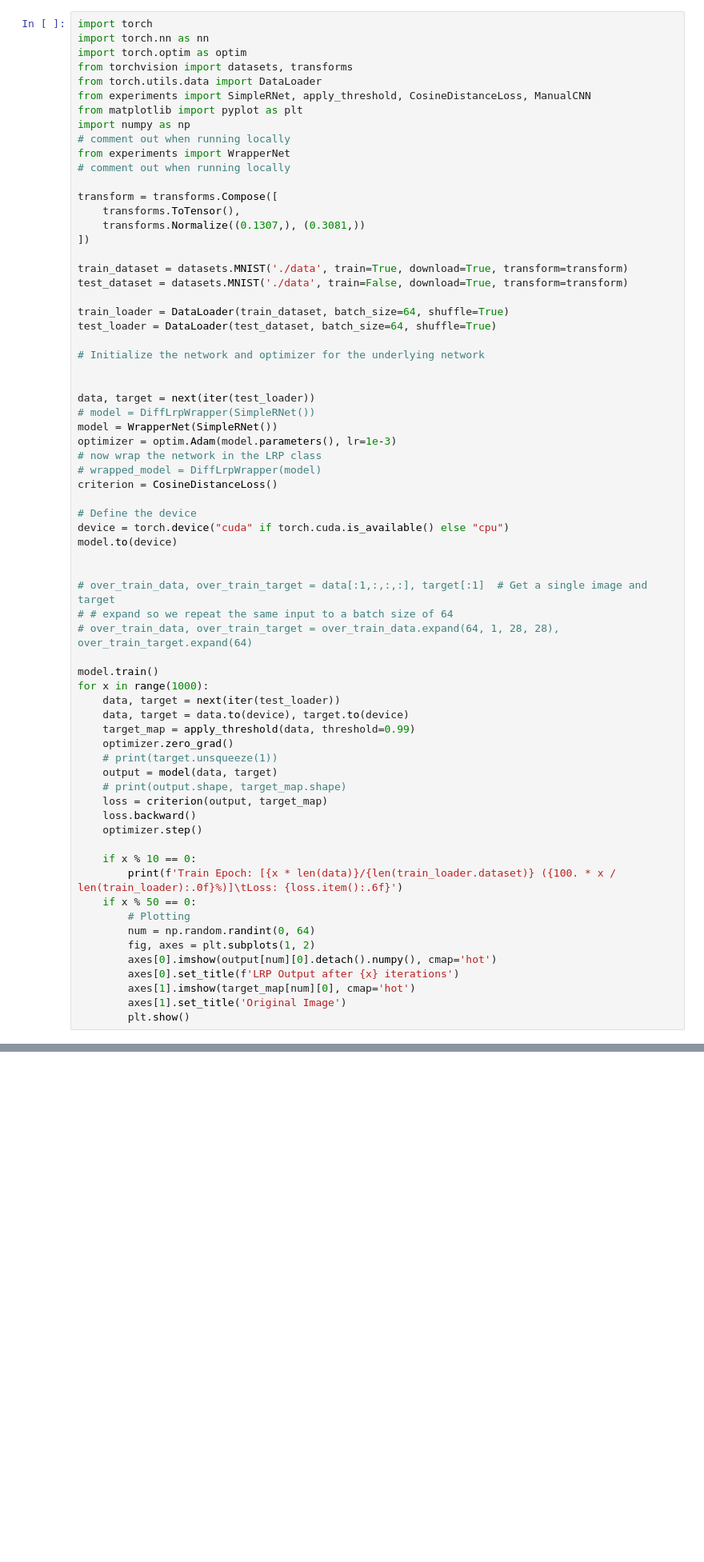
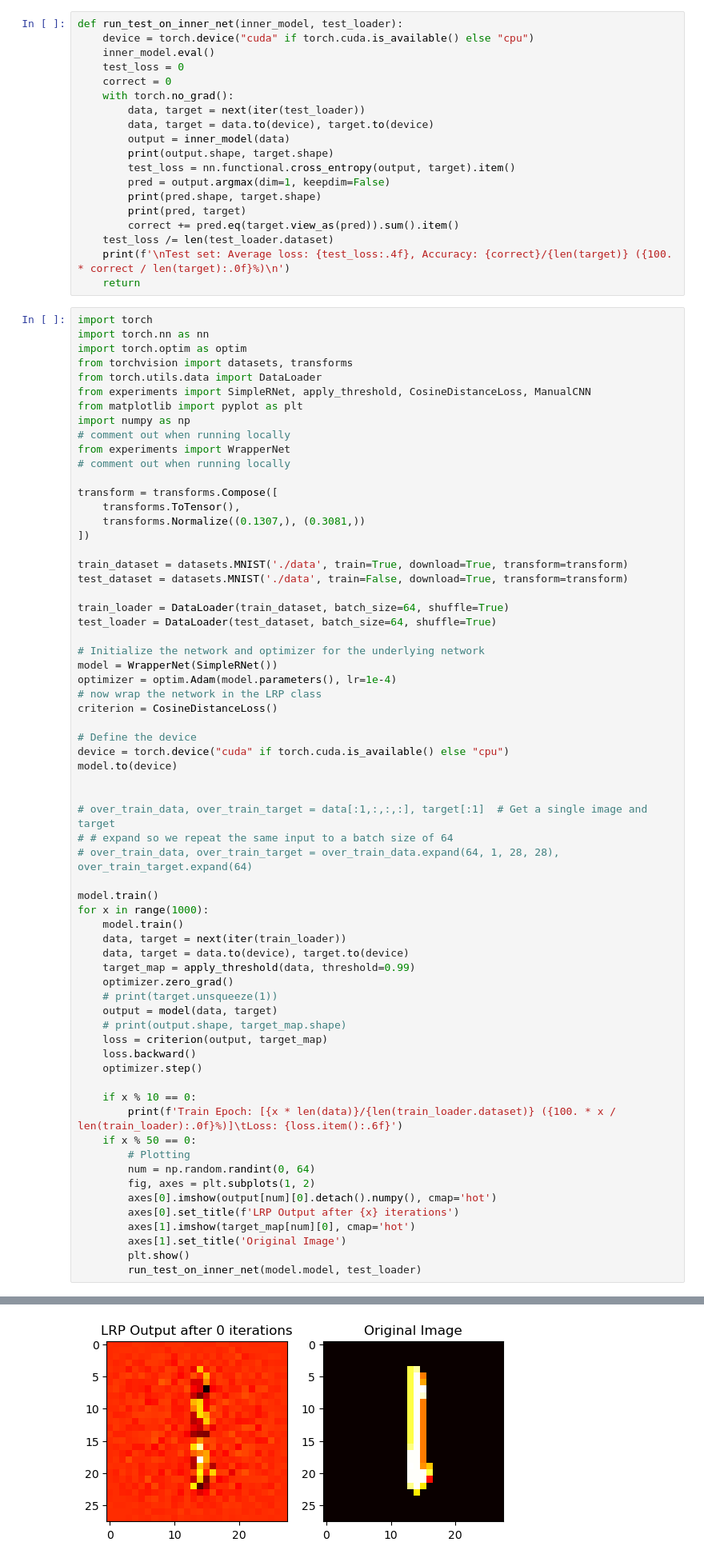
Before and after one commit to CharlesHiggins-stai/RL-LRP, a Jupyter notebook: testing_sandbox/visual_run_through.ipynb, the cells around one changed output, grey strips where cells are left out. Shown at 80% size. Saved outputs shown, nothing was run; the diff lists cells and outputs as text; blank space fills up the shorter version.

```diff
--- a/testing_sandbox/visual_run_through.ipynb
+++ b/testing_sandbox/visual_run_through.ipynb
@@ -43,3 +14,22 @@ class SimpleNet(nn.Module):
+# %%
+def run_test_on_inner_net(inner_model, test_loader):
+    device = torch.device("cuda" if torch.cuda.is_available() else "cpu")
+    inner_model.eval()
+    test_loss = 0
+    correct = 0
+    with torch.no_grad():
+        data, target = next(iter(test_loader))
+        data, target = data.to(device), target.to(device)
+        output = inner_model(data)
+        print(output.shape, target.shape)
+        test_loss = nn.functional.cross_entropy(output, target).item()
+        pred = output.argmax(dim=1, keepdim=False)
+        print(pred.shape, target.shape)
+        print(pred, target)
+        correct += pred.eq(target.view_as(pred)).sum().item()
+    test_loss /= len(test_loader.dataset)
+    print(f'\nTest set: Average loss: {test_loss:.4f}, Accuracy: {correct}/{len(target)} ({100. * correct / len(target):.0f}%)\n')
+    return
 # %%
 import torch
 import torch.nn as nn
@@ -65,14 +55,9 @@ train_loader = DataLoader(train_dataset, batch_size=64, shuffle=True)
 test_loader = DataLoader(test_dataset, batch_size=64, shuffle=True)
 
 # Initialize the network and optimizer for the underlying network
-
-
-data, target = next(iter(test_loader))
-# model = DiffLrpWrapper(SimpleRNet())
 model = WrapperNet(SimpleRNet())
-optimizer = optim.Adam(model.parameters(), lr=1e-3)
+optimizer = optim.Adam(model.parameters(), lr=1e-4)
 # now wrap the network in the LRP class
-# wrapped_model = DiffLrpWrapper(model)
 criterion = CosineDistanceLoss()
 
 # Define the device
@@ -86,7 +71,8 @@ model.to(device)
 
 model.train()
 for x in range(1000):
-    data, target = next(iter(test_loader))
+    model.train()
+    data, target = next(iter(train_loader))
     data, target = data.to(device), target.to(device)
     target_map = apply_threshold(data, threshold=0.99)
     optimizer.zero_grad()
@@ -108,3 +94,5 @@ for x in range(1000):
         axes[1].imshow(target_map[num][0], cmap='hot')
         axes[1].set_title('Original Image')
         plt.show()
+        run_test_on_inner_net(model.model, test_loader)
+# %% [output]
@@ -110,0 +100 @@ for x in range(1000):
+[figure, added]
```
Also changed, not shown: parts of 3 cells of this notebook, 2 other files.
